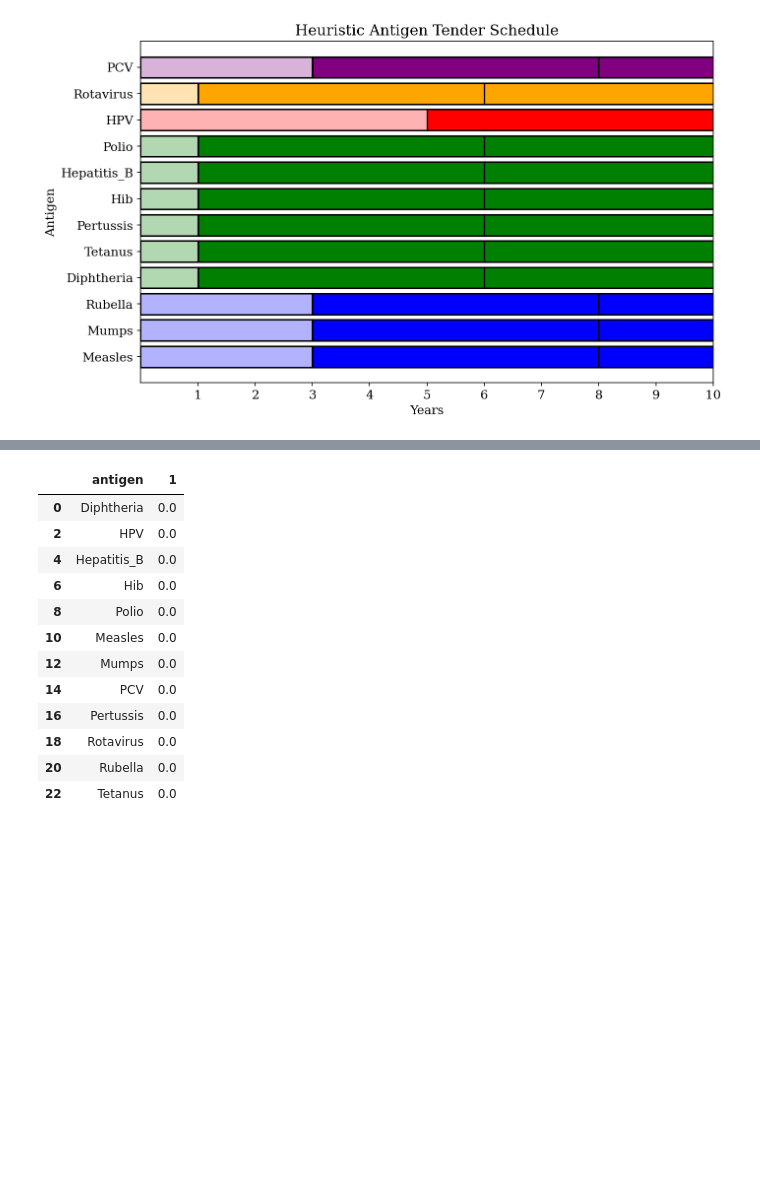
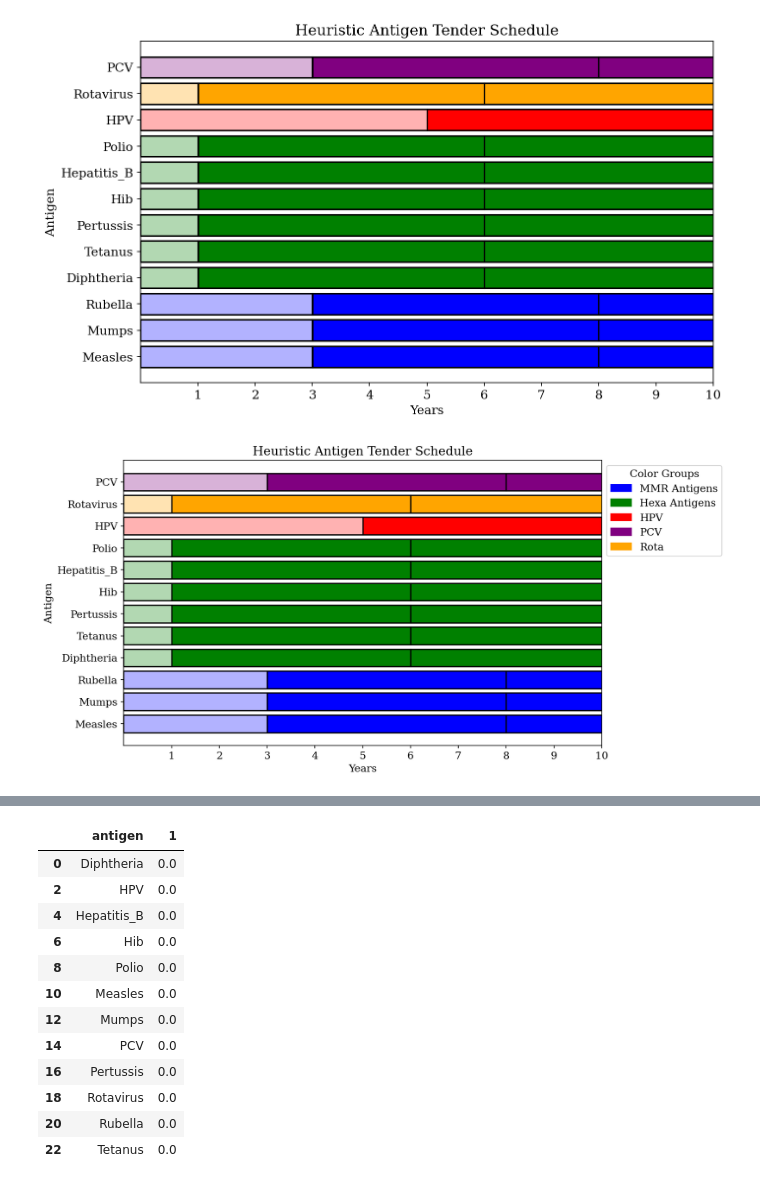
Before and after one commit to nuhorchak/Vaccine_Tender, a Jupyter notebook: Heuristic/Heuristic_main.ipynb, the cells around one changed output, grey strips where cells are left out. Saved outputs shown, nothing was run; the diff lists cells and outputs as text; code cells hidden in the pictures; blank space fills up the shorter version.

```diff
--- a/Heuristic/Heuristic_main.ipynb
+++ b/Heuristic/Heuristic_main.ipynb
@@ -345,6 +345,75 @@ plt.savefig('heuristic_variable_length.pdf', bbox_inches='tight', pad_inches=0.1
 plt.show()
 # %% [output]
 [figure]
+# %%
+import matplotlib.patches as mpatches
+
+# Define color groups (no change)
+colors = {
+    "MMR Antigens": "blue",
+    "Hexa Antigens": "green",
+    "HPV": "red",
+    "PCV": "purple",
+    "Rota": "orange",
+}
+
+# Legend handles: Create a patch for each color group
+legend_patches = [
+    mpatches.Patch(color=colors[group], label=group)
+    for group in colors
+]
+
+# Plot configuration (no change)
+plt.rcParams.update(mpl.rcParamsDefault)
+plt.rcParams.update(
+    {
+        "font.family": "serif",
+        "font.size": 12,
+        "font.weight": "normal",
+        "figure.titlesize": "medium",
+        "xtick.color": "black",
+        "ytick.color": "black",
+        "axes.labelcolor": "black",
+        "text.color": "black",
+        "savefig.dpi": 300,
+        "figure.dpi": 150,
+        "savefig.bbox": "tight",
+    }
+)
+
+# Plot the horizontal bar chart with color formatting and black outlines for each segment (no change)
+plt.figure(figsize=(10, 6))
+for i, row in df.iterrows():
+    color = row['Color']
+    if row['Starting'] == 0:
+        color = mpl.colors.to_rgba(color, 0.3)  # Darken by reducing transparency
+
+    if row["Fill"] == 'Partial':
+        hatch = '//'
+    elif row['Fill'] == 'None':
+        color = 'black'
+        hatch = None
+    else:
+        hatch = None
+
+    plt.barh(row['Antigen'], row['Ending'] - row['Starting'],
+             left=row['Starting'], color=color, edgecolor='black',
+             linewidth=1.5, hatch=hatch)
+
+# Add legend for color groups, positioned in the upper right, outside the plot
+plt.legend(handles=legend_patches, title="Color Groups",
+           loc='upper left', bbox_to_anchor=(1, 1))
+
+# Final chart settings (no change)
+plt.xlim(0, 10)
+plt.xticks(list(range(1, 11)))
+plt.xlabel('Years')
+plt.ylabel('Antigen')
+plt.title('Heuristic Antigen Tender Schedule')
+plt.savefig('heuristic_variable_length.pdf', bbox_inches='tight', pad_inches=0.1, dpi=600)
+plt.show()
+# %% [output]
+[figure, added]
 # %%
 capacity_data[capacity_data.select_dtypes(include=['number']).columns] = capacity_data.select_dtypes(include=['number']).astype('int64')
 capacity_data.iloc[:, :11]
```
Also changed, not shown: parts of 1 cell of this notebook, 26 other files.
